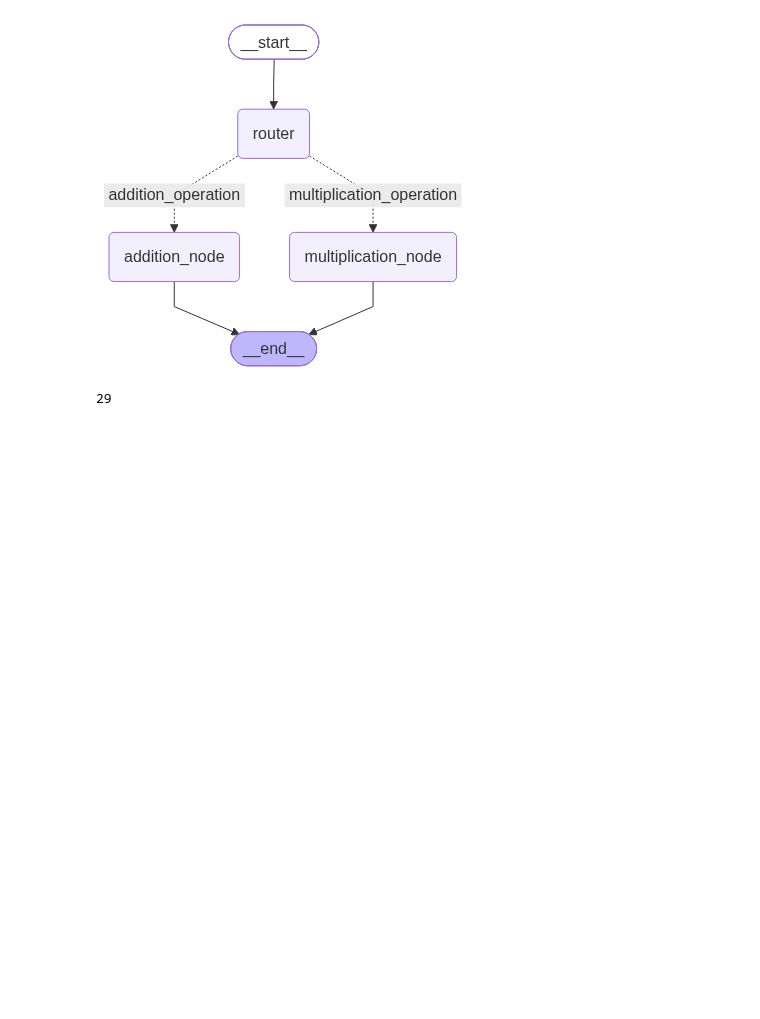
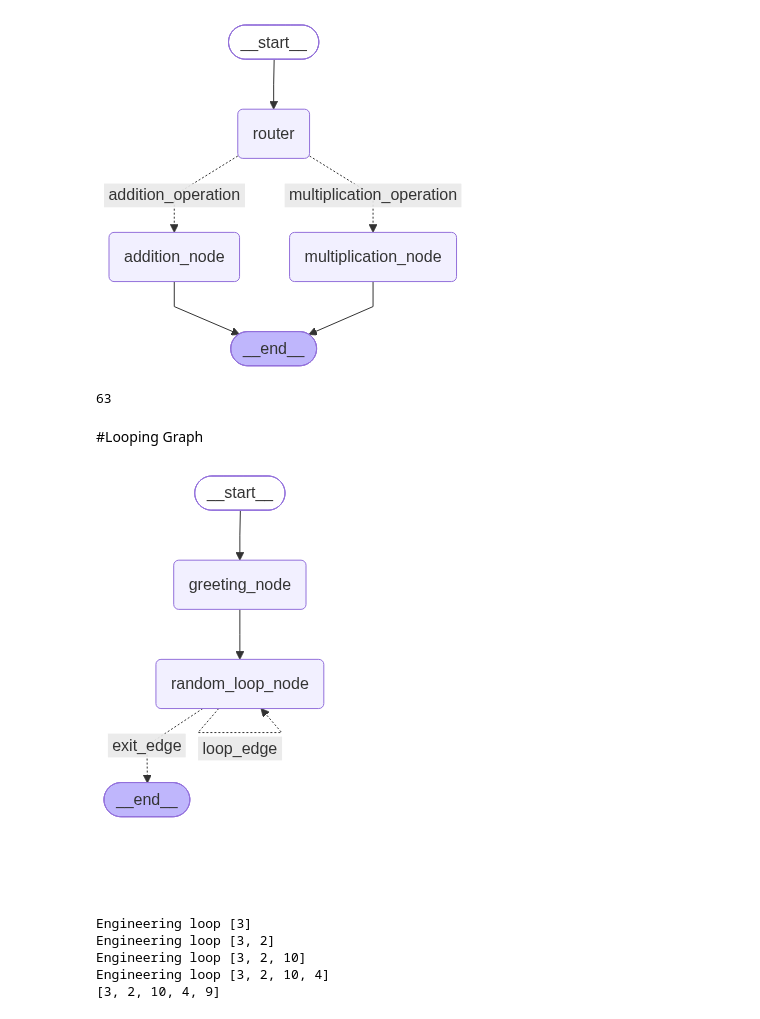
Before and after one commit to divyanshu-png/VOID, a Jupyter notebook: LangGraph_Basics.ipynb, the cells around one changed output. Saved outputs shown, nothing was run; the diff lists cells and outputs as text; code cells hidden in the pictures; blank space fills up the shorter version.

Commit message:
Learned and implemented langgraph looping structure in graph

```diff
--- a/LangGraph_Basics.ipynb
+++ b/LangGraph_Basics.ipynb
@@ -535,12 +535,14 @@ app = graph.compile()
 result= app.invoke({
     "number1": 12,
     "number2": 3,
-    "operation1": "+" ,
+    "operation1": "-" ,
     "number3": 34 ,
     "number4" : 20,
-    "operation2": "-"
+    "operation2": "+"
 })
 
 print(result["result"])
 # %% [output]
-29
+63
+# %% [markdown]
+#Looping Graph
@@ -546,0 +599,19 @@ print(result["result"])
+# %%
+from IPython.display import Image, display
+display(Image(app.get_graph().draw_mermaid_png()))
+# %% [output]
+[figure, added]
+# %%
+results = app.invoke({
+    "name" :"Divyanshu",
+    "numbers" : [],
+    "counter" : -13
+})
+
+print(results["numbers"])
+# %% [output]
+Engineering loop [3]
+Engineering loop [3, 2]
+Engineering loop [3, 2, 10]
+Engineering loop [3, 2, 10, 4]
+[3, 2, 10, 4, 9]
```
Also changed, not shown: parts of 4 cells of this notebook.
